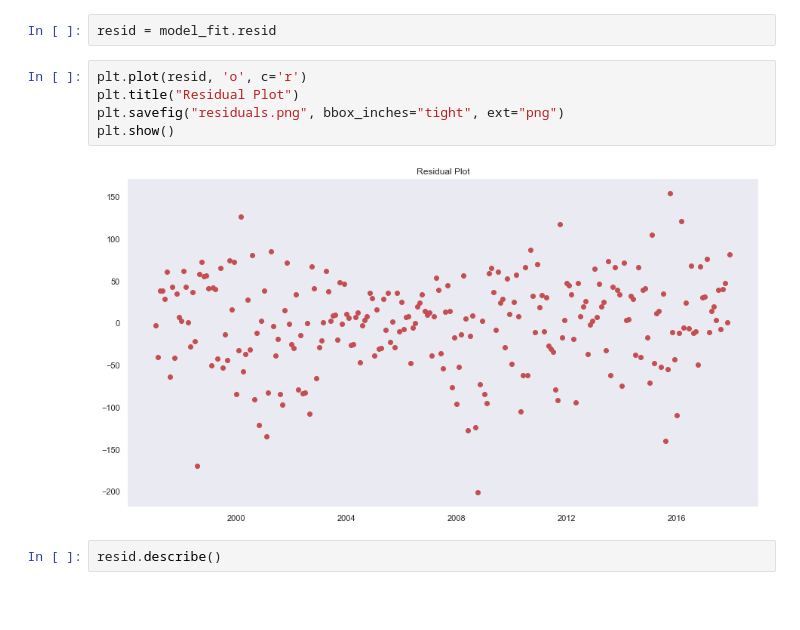
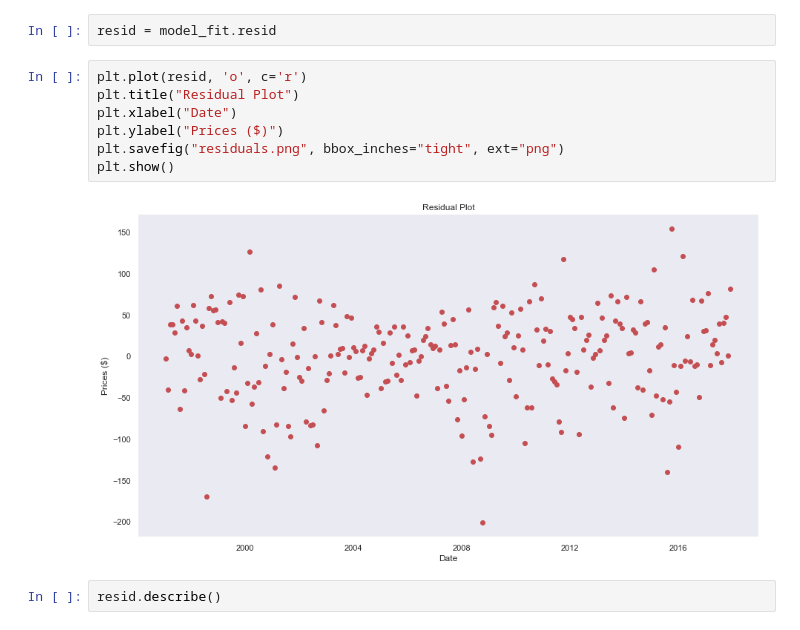
Before and after one commit to zhouandrewc/ThinkStats2, a Jupyter notebook: project2/project2.ipynb, the cells around one changed output. Cells and saved outputs as stored; diff of their text form; blank space fills up the shorter version.

```diff
--- a/project2/project2.ipynb
+++ b/project2/project2.ipynb
@@ -291,10 +285,12 @@ resid = model_fit.resid
 # %%
 plt.plot(resid, 'o', c='r')
 plt.title("Residual Plot")
+plt.xlabel("Date")
+plt.ylabel("Prices ($)")
 plt.savefig("residuals.png", bbox_inches="tight", ext="png")
 plt.show()
 # %% [output]
-[figure, old version]
+[figure, new version]
 # %%
 resid.describe()
 # %% [output]
```
Also changed, not shown: parts of 43 cells of this notebook.
